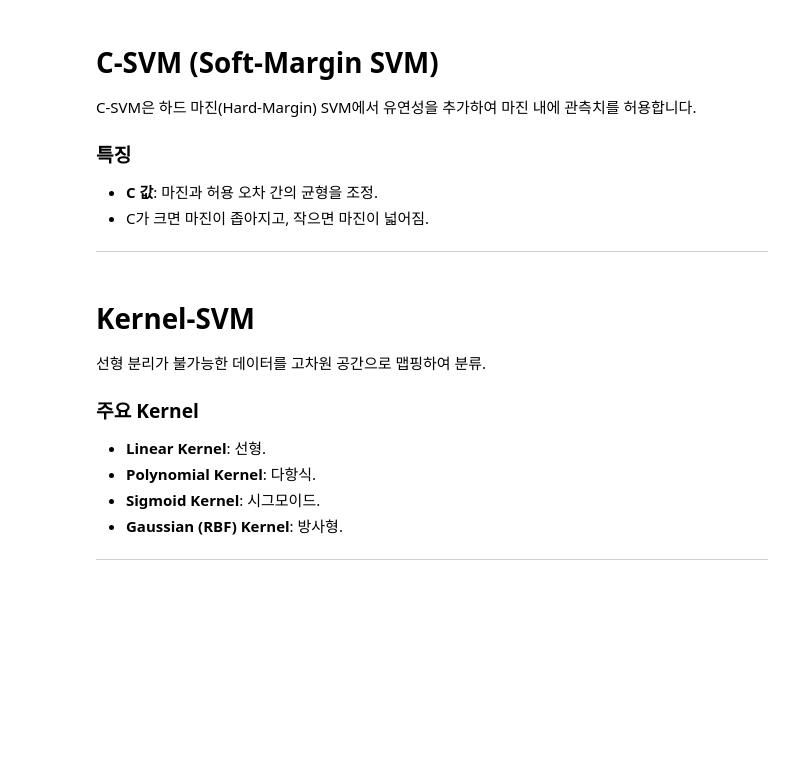
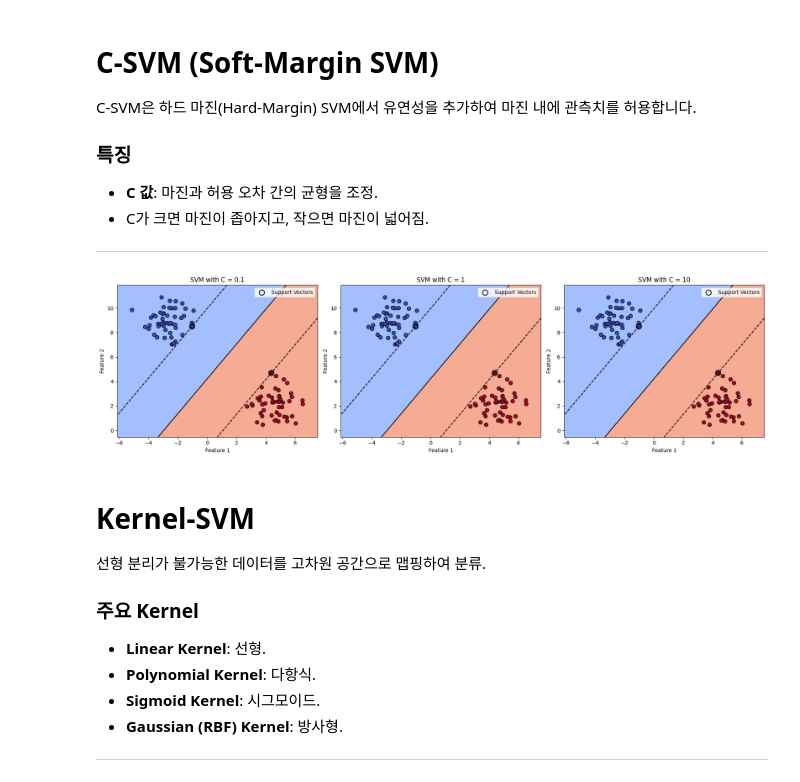
Before and after one commit to YeeeeeHo/ML_Final, a Jupyter notebook: 9.lecture_SVM.ipynb, the cells around one changed output. Saved outputs shown, nothing was run; the diff lists cells and outputs as text; code cells hidden in the pictures; blank space fills up the shorter version.

```diff
--- a/9.lecture_SVM.ipynb
+++ b/9.lecture_SVM.ipynb
@@ -41,6 +170,47 @@ C-SVM은 하드 마진(Hard-Margin) SVM에서 유연성을 추가하여 마진
 - C가 크면 마진이 좁아지고, 작으면 마진이 넓어짐.
 
 ---
+# %%
+from sklearn.datasets import make_blobs
+from sklearn.svm import SVC
+import matplotlib.pyplot as plt
+import numpy as np
+
+# 데이터 생성
+X, y = make_blobs(n_samples=100, centers=2, cluster_std=1.0, random_state=42)
+
+# C 값에 따른 SVM 학습 및 시각화
+C_values = [0.1, 1, 10]
+fig, axes = plt.subplots(1, 3, figsize=(18, 5))
+
+for i, C in enumerate(C_values):
+    model = SVC(kernel='linear', C=C)
+    model.fit(X, y)
+
+    # 결정 경계 및 마진 시각화
+    x_min, x_max = X[:, 0].min() - 1, X[:, 0].max() + 1
+    y_min, y_max = X[:, 1].min() - 1, X[:, 1].max() + 1
+    xx, yy = np.meshgrid(np.linspace(x_min, x_max, 200),
+                         np.linspace(y_min, y_max, 200))
+    Z = model.decision_function(np.c_[xx.ravel(), yy.ravel()])
+    Z = Z.reshape(xx.shape)
+
+    # 결정 경계 및 마진 시각화
+    axes[i].contourf(xx, yy, Z > 0, alpha=0.8, cmap='coolwarm')
+    axes[i].contour(xx, yy, Z, colors='k', levels=[-1, 0, 1], linestyles=['--', '-', '--'])
+    axes[i].scatter(X[:, 0], X[:, 1], c=y, cmap='coolwarm', edgecolor='k', s=50)
+    axes[i].scatter(model.support_vectors_[:, 0], model.support_vectors_[:, 1],
+                    s=100, facecolors='none', edgecolors='k', linewidth=1.5, label='Support Vectors')
+
+    axes[i].set_title(f"SVM with C = {C}")
+    axes[i].set_xlabel("Feature 1")
+    axes[i].set_ylabel("Feature 2")
+    axes[i].legend()
+
+plt.tight_layout()
+plt.show()
+# %% [output]
+[figure, added]
 # %% [markdown]
 
 # Kernel-SVM
```
Also changed, not shown: parts of 4 cells of this notebook.
